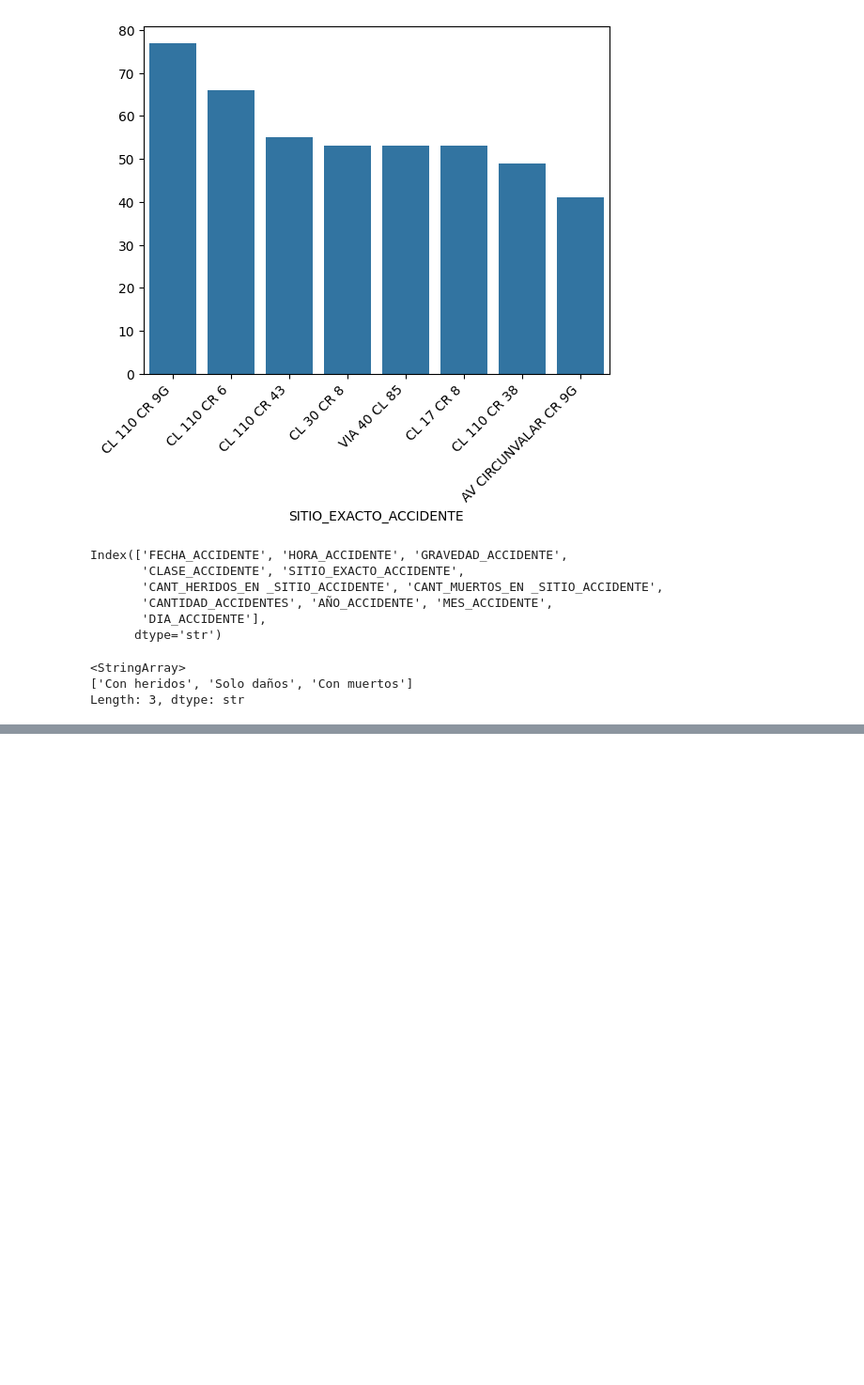
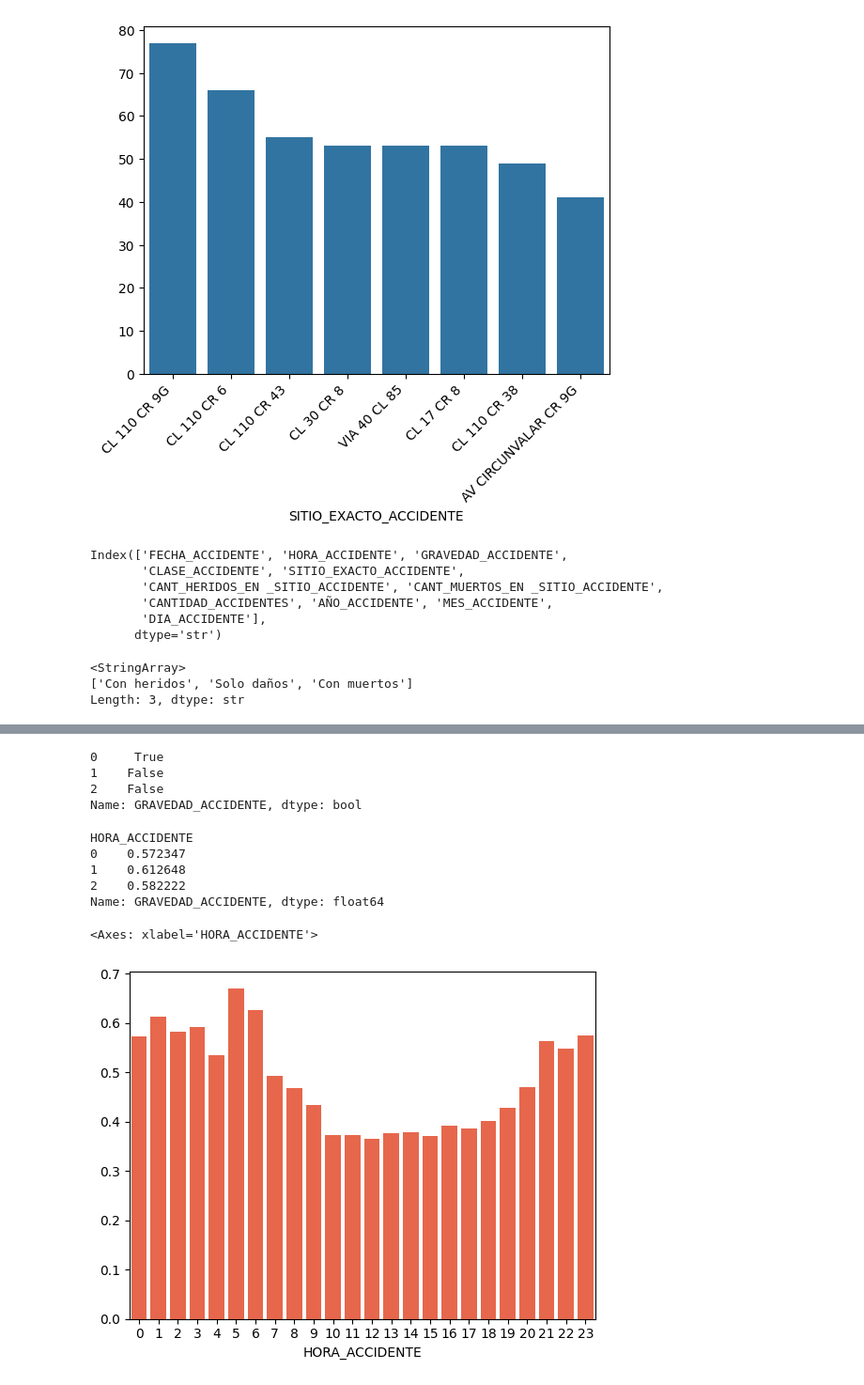
Before and after one commit to AbrahamOro/EDA-ACCIDENTES-Colombia, a Jupyter notebook: EDA-Accidents.ipynb, the cells around one changed output, grey strips where cells are left out. Shown at 94% size. Saved outputs shown, nothing was run; the diff lists cells and outputs as text; code cells hidden in the pictures; blank space fills up the shorter version.

```diff
--- a/EDA-Accidents.ipynb
+++ b/EDA-Accidents.ipynb
@@ -227,0 +239,24 @@ sns.jointplot(data=data, x="HORA_ACCIDENTE", y="bill_length_mm", hue="species")
+# %%
+is_injured = data["GRAVEDAD_ACCIDENTE"] == "Con heridos"
+is_injured.head(3)
+# %% [output]
+0     True
+1    False
+2    False
+Name: GRAVEDAD_ACCIDENTE, dtype: bool
+# %%
+hours = data["HORA_ACCIDENTE"].dt.hour
+# %%
+injured_proportion = is_injured.groupby(hours).mean()
+injured_proportion.head(3)
+# %% [output]
+HORA_ACCIDENTE
+0    0.572347
+1    0.612648
+2    0.582222
+Name: GRAVEDAD_ACCIDENTE, dtype: float64
+# %%
+sns.barplot(x=injured_proportion.index, y=injured_proportion.values, color="#FF5733")
+# %% [output]
+<Axes: xlabel='HORA_ACCIDENTE'>
+[figure, added]
```
Also changed, not shown: parts of 5 cells of this notebook.
